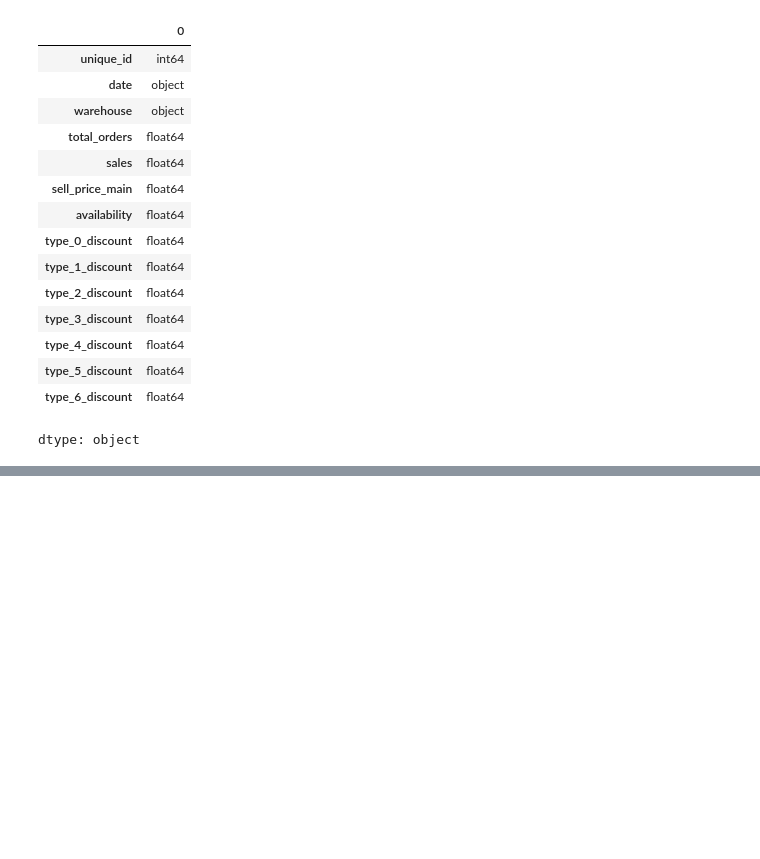
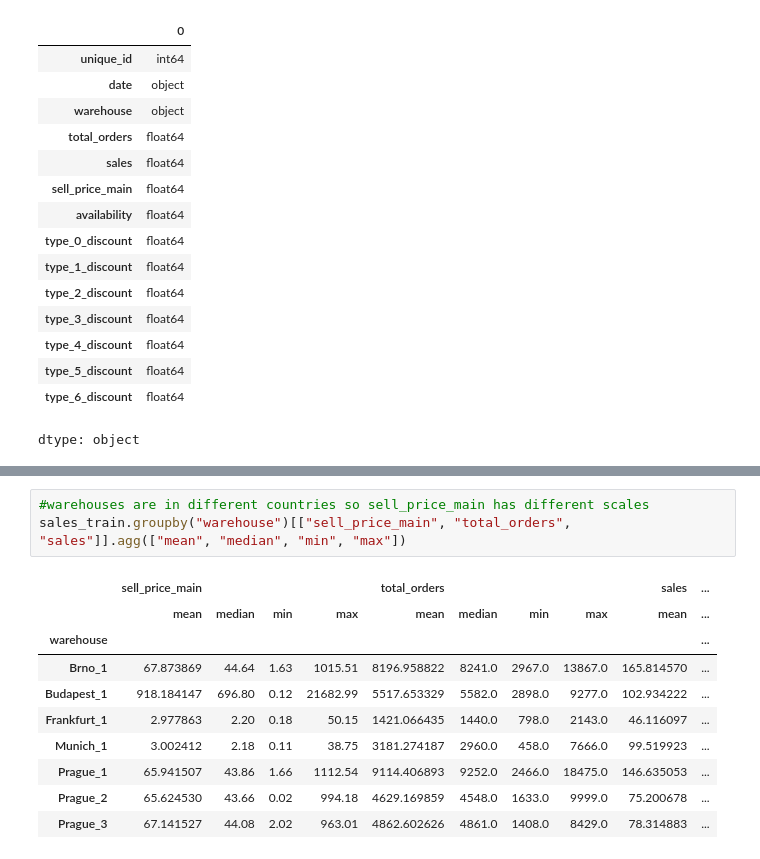
Before and after one commit to KtoxTheNisa/GROUP51_CENG313, a Jupyter notebook: assignment1_eda_baseline.ipynb, the cells around one changed output, grey strips where cells are left out. Drawn from its saved outputs; the diff is of its cells as text; blank space fills up the shorter version.

```diff
--- a/assignment1_eda_baseline.ipynb
+++ b/assignment1_eda_baseline.ipynb
@@ -114,0 +206,14 @@ sales_train.describe()
+# %%
+#warehouses are in different countries so sell_price_main has different scales
+sales_train.groupby("warehouse")[["sell_price_main", "total_orders", "sales"]].agg(["mean", "median", "min", "max"])
+# %% [output]
+|  | sell_price_main |  |  |  | total_orders |  |  |  | sales | ... |
+|  | mean | median | min | max | mean | median | min | max | mean | ... |
+| warehouse |  |  |  |  |  |  |  |  |  | ... |
+| Brno_1 | 67.873869 | 44.64 | 1.63 | 1015.51 | 8196.958822 | 8241.0 | 2967.0 | 13867.0 | 165.814570 | ... |
+| Budapest_1 | 918.184147 | 696.80 | 0.12 | 21682.99 | 5517.653329 | 5582.0 | 2898.0 | 9277.0 | 102.934222 | ... |
+| Frankfurt_1 | 2.977863 | 2.20 | 0.18 | 50.15 | 1421.066435 | 1440.0 | 798.0 | 2143.0 | 46.116097 | ... |
+| Munich_1 | 3.002412 | 2.18 | 0.11 | 38.75 | 3181.274187 | 2960.0 | 458.0 | 7666.0 | 99.519923 | ... |
+| Prague_1 | 65.941507 | 43.86 | 1.66 | 1112.54 | 9114.406893 | 9252.0 | 2466.0 | 18475.0 | 146.635053 | ... |
+| Prague_2 | 65.624530 | 43.66 | 0.02 | 994.18 | 4629.169859 | 4548.0 | 1633.0 | 9999.0 | 75.200678 | ... |
+| Prague_3 | 67.141527 | 44.08 | 2.02 | 963.01 | 4862.602626 | 4861.0 | 1408.0 | 8429.0 | 78.314883 | ... |
```
Also changed, not shown: parts of 9 cells of this notebook, 1 other file.
